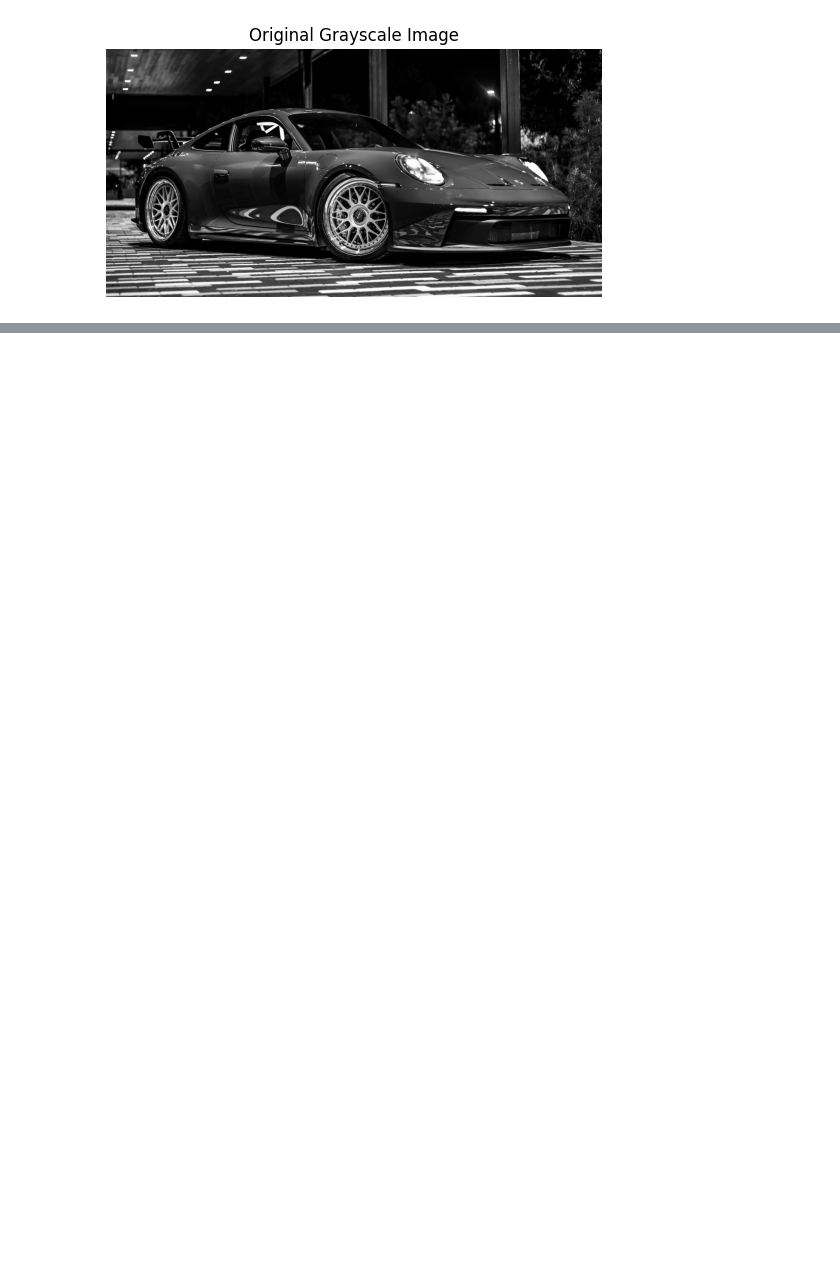
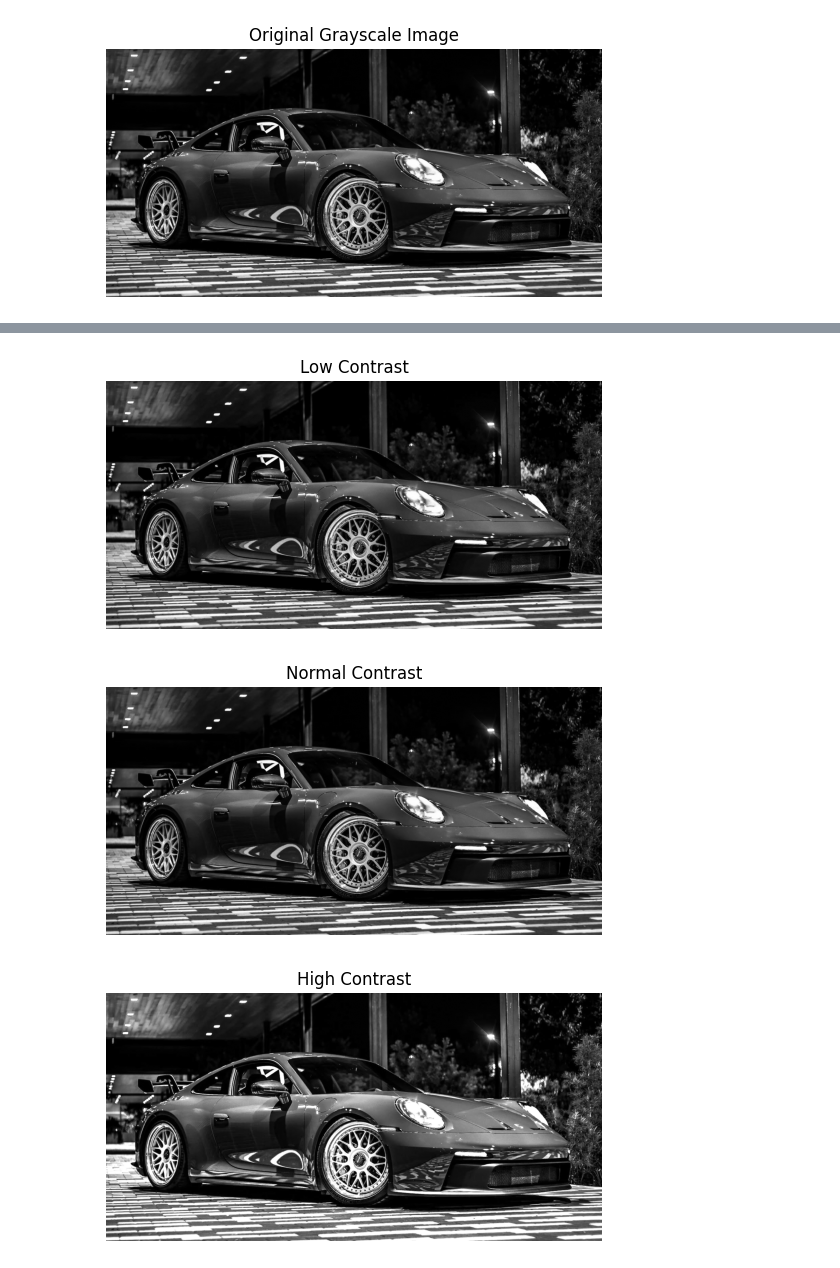
Before and after one commit to DwipaRaharja/Kuis-2-Pengelolaan-Data-Tidak-Terstruktur, a Jupyter notebook: main_project.ipynb, the cells around one changed output, grey strips where cells are left out. Saved outputs shown, nothing was run; the diff lists cells and outputs as text; code cells hidden in the pictures; blank space fills up the shorter version.

```diff
--- a/main_project.ipynb
+++ b/main_project.ipynb
@@ -19,0 +47,11 @@ plt.show()
+# %%
+low_contrast = cv2.convertScaleAbs(img_gray, alpha=0.5, beta=128)
+normal_contrast = cv2.convertScaleAbs(img_gray, alpha=1.0, beta=0)
+high_contrast = cv2.convertScaleAbs(img_gray, alpha=1.5, beta=0)
+show_image(low_contrast, "Low Contrast")
+show_image(normal_contrast, "Normal Contrast")
+show_image(high_contrast, "High Contrast")
+# %% [output]
+[figure, added]
+[figure, added]
+[figure, added]
```
Also changed, not shown: parts of 8 cells of this notebook.
